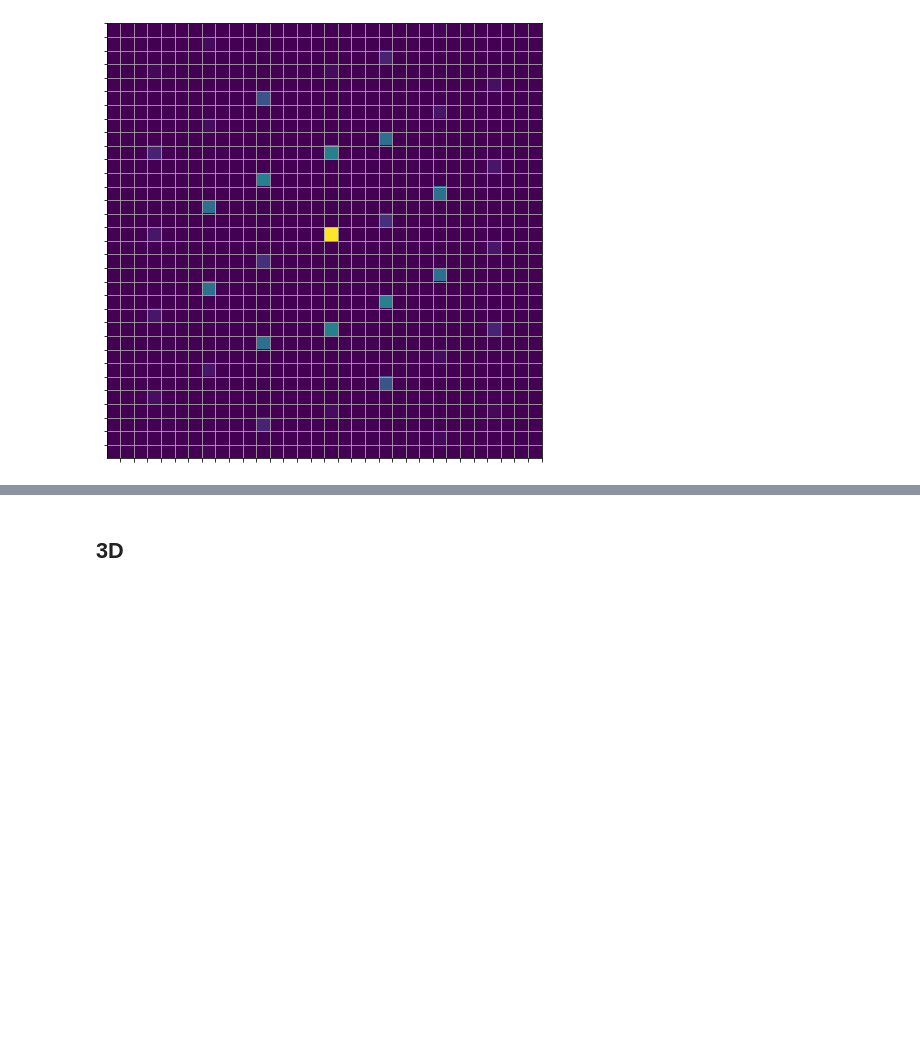
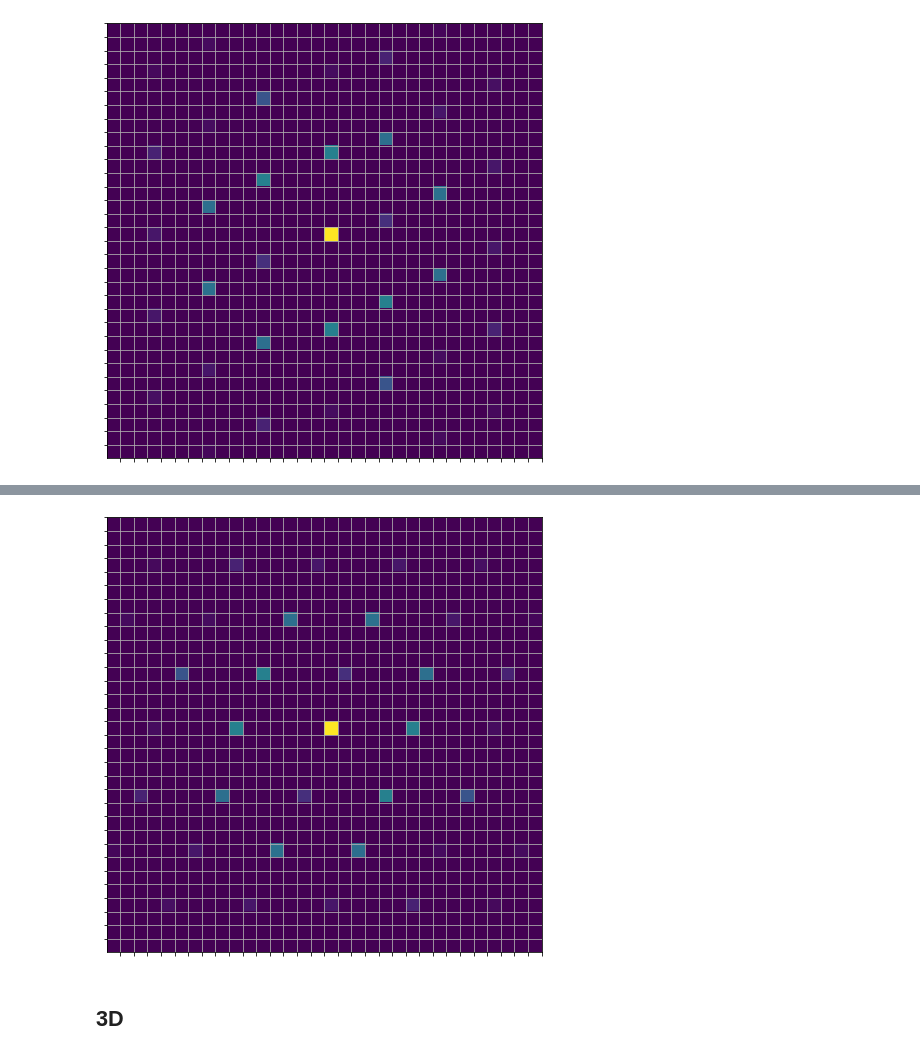
Before and after one commit to markus7800/VoxelNet, a Jupyter notebook: voxel_tutorial.ipynb, the cells around one changed output, grey strips where cells are left out. Drawn from its saved outputs; the diff is of its cells as text; code cells hidden in the pictures; blank space fills up the shorter version.

```diff
--- a/voxel_tutorial.ipynb
+++ b/voxel_tutorial.ipynb
@@ -109,3 +137,20 @@ plt.grid(True)
+# %%
+R = get_2D_rotation_matrix(np.pi/4) # 45 degress
+
+# final step:
+# place the computed values on a N x N grid
+descriptor = adapt_to_voxel_grid(G, SG, L, N, rot=R)
+
+fig = plt.figure(figsize=(8,8))
+ax = fig.add_subplot(111)
+plt.imshow(descriptor, origin='lower')
+plt.xticks(np.arange(0,N)+0.5)
+plt.yticks(np.arange(0,N)+0.5)
+ax.set_xticklabels([])
+ax.set_yticklabels([])
+plt.grid(True)
+# %% [output]
+[figure, added]
 # %% [markdown]
 ## 3D
 # %%
```
Also changed, not shown: parts of 9 cells of this notebook, 1 other file.
